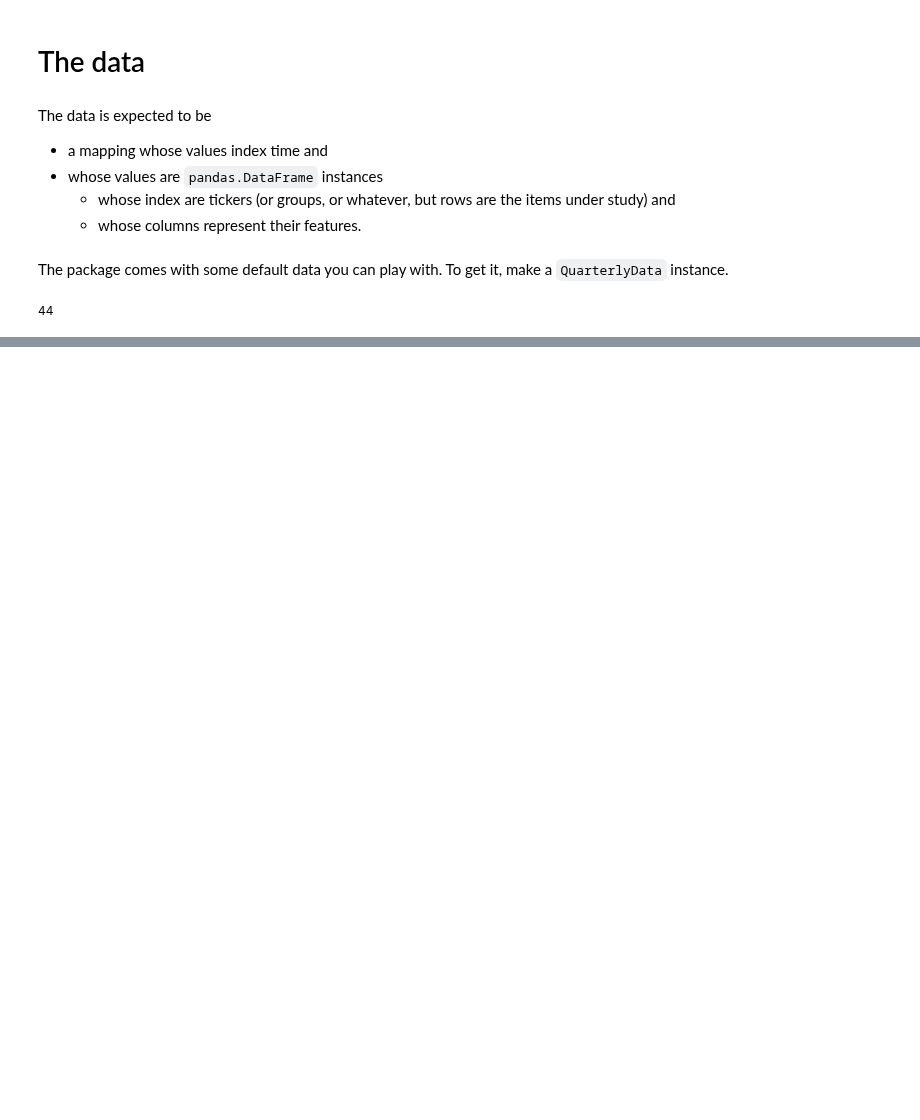
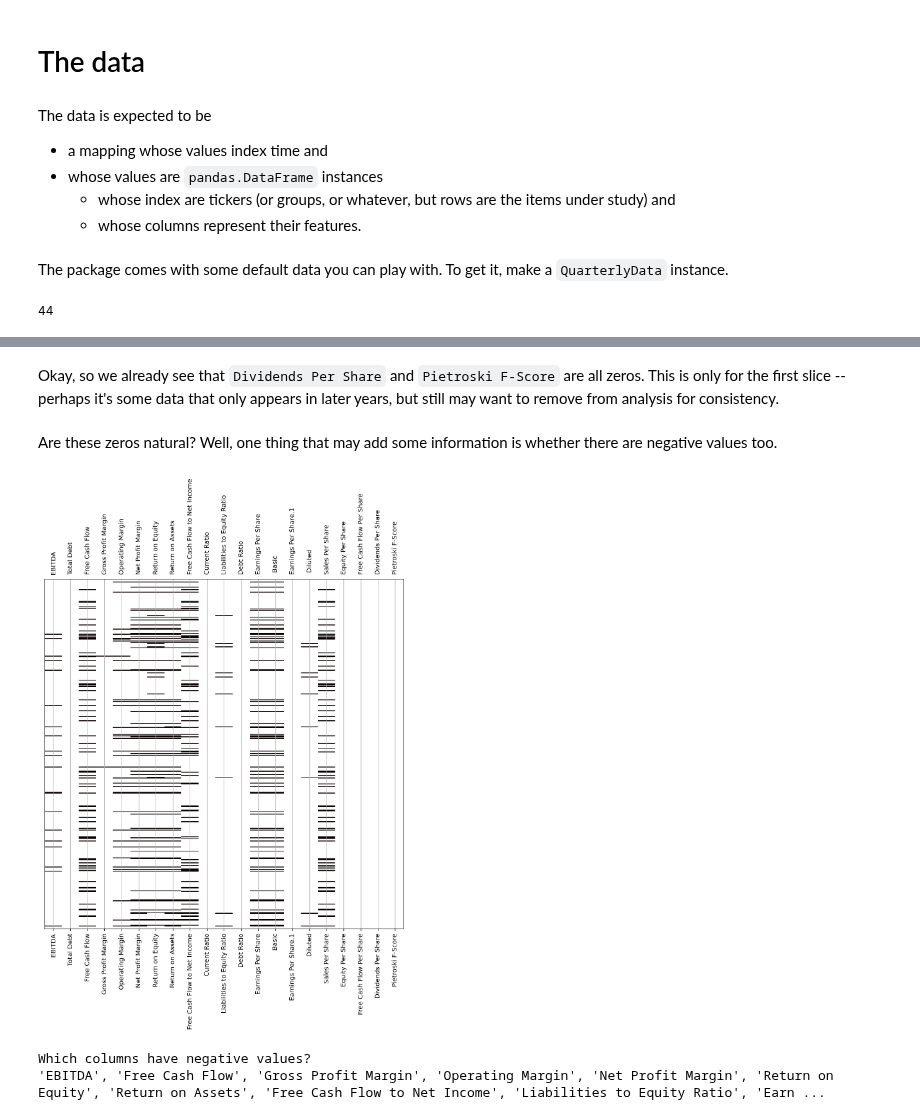
Before and after one commit to thorwhalen/wealth, a Jupyter notebook: docs/wealth_demo.ipynb, the cells around one changed output, grey strips where cells are left out. Drawn from its saved outputs; the diff is of its cells as text; code cells hidden in the pictures; blank space fills up the shorter version.

```diff
--- a/docs/wealth_demo.ipynb
+++ b/docs/wealth_demo.ipynb
@@ -44,0 +100,7 @@ len(data)
+# %%
+from oplot import heatmap  # pip install oplot
+
+def heatmap_of_values(df):
+    heatmap(df.values, figsize=(10, 10));
+    plt.xticks(range(len(df.columns)), df.columns, rotation=90);
+    plt.yticks([],[]);
@@ -44,0 +133,17 @@ len(data)
+# %% [markdown]
+Okay, so we already see that `Dividends Per Share` and `Pietroski F-Score` are all zeros.
+This is only for the first slice -- perhaps it's some data that only appears in later years, but still may want to remove from analysis for consistency.
+# %% [markdown]
+Are these zeros natural? Well, one thing that may add some information is whether there are negative values too.
+# %%
+heatmap_of_values(df < 0)
+# %% [output]
+[figure, added]
+# %%
+print("Which columns have negative values?")
+t = (df < 0).any(axis=0)
+cols_that_have_negative_values = t[t].index.values
+print(*(f"'{x}'" for x in cols_that_have_negative_values), sep=', ')
+# %% [output]
+Which columns have negative values?
+'EBITDA', 'Free Cash Flow', 'Gross Profit Margin', 'Operating Margin', 'Net Profit Margin', 'Return on Equity', 'Return on Assets', 'Free Cash Flow to Net Income', 'Liabilities to Equity Ratio', 'Earn ...
```
Also changed, not shown: parts of 35 cells of this notebook.
